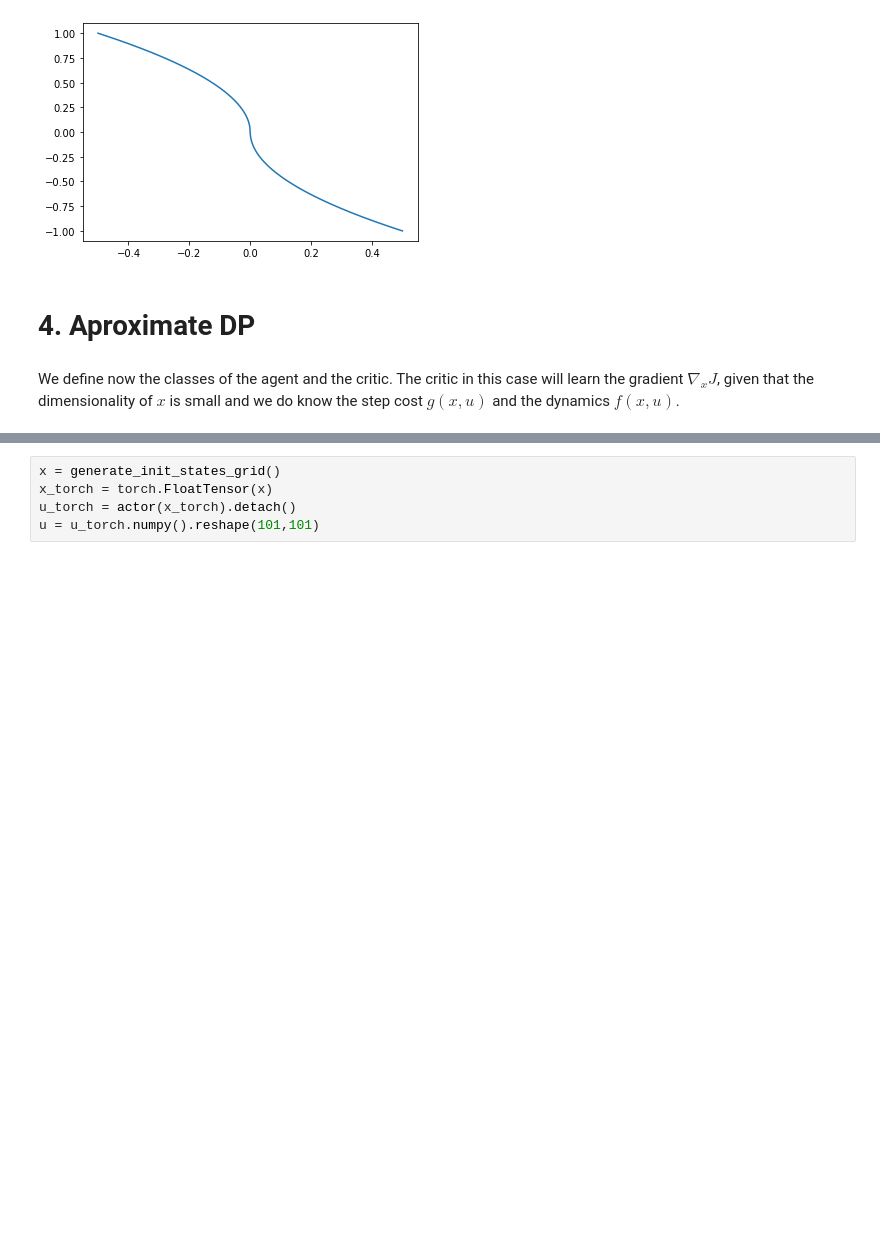
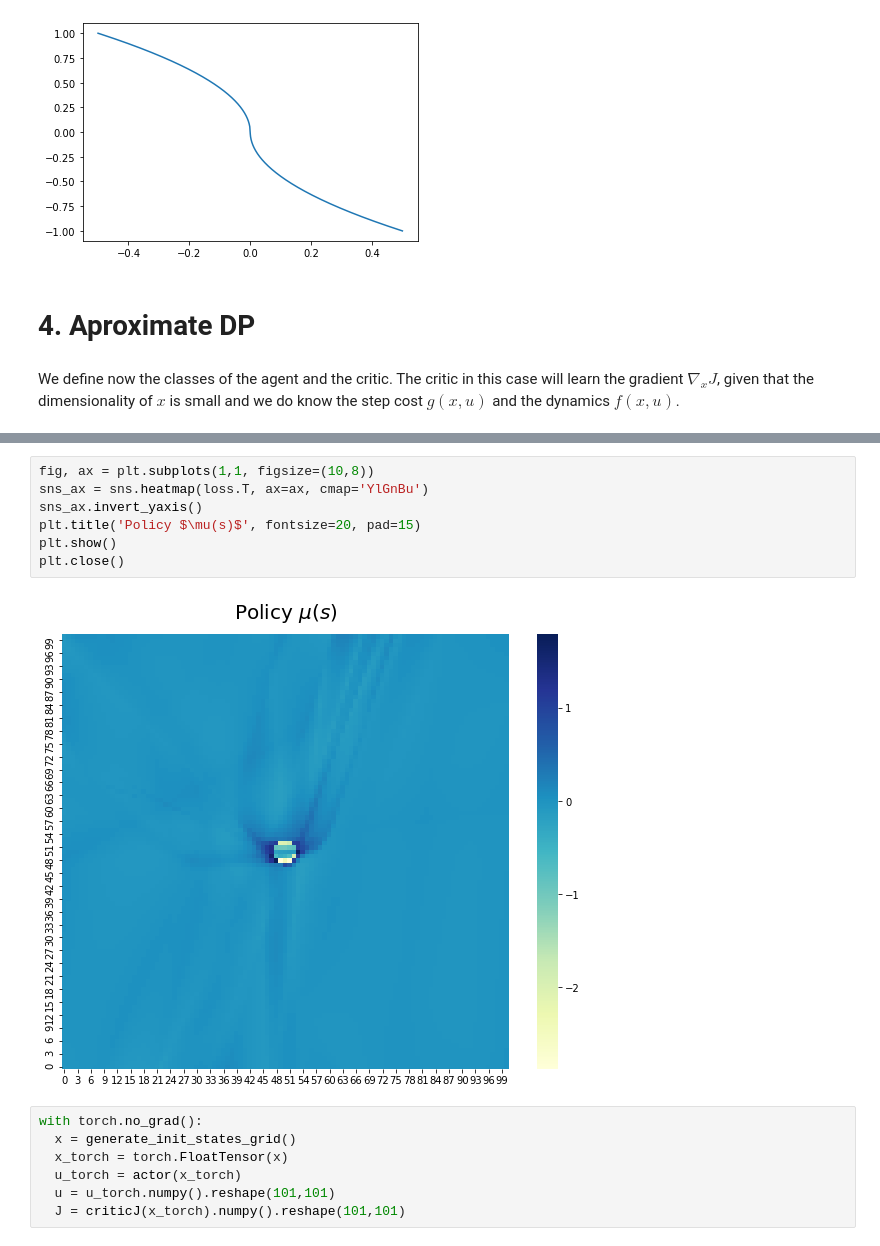
Before and after one commit to tarod13/OptimalControl, a Jupyter notebook: OptimalControl_DP_project.ipynb, the cells around one changed output, grey strips where cells are left out. Saved outputs shown, nothing was run; the diff lists cells and outputs as text; blank space fills up the shorter version.

```diff
--- a/OptimalControl_DP_project.ipynb
+++ b/OptimalControl_DP_project.ipynb
@@ -738,6 +895,17 @@ train_actor_critic(actor, critic, n_cicles=40)
+# %%
+fig, ax = plt.subplots(1,1, figsize=(10,8))
+sns_ax = sns.heatmap(loss.T, ax=ax, cmap='YlGnBu')
+sns_ax.invert_yaxis()
+plt.title('Policy $\mu(s)$', fontsize=20, pad=15)
+plt.show()
+plt.close()
+# %% [output]
+[figure, added]
 # %%
-x = generate_init_states_grid()
-x_torch = torch.FloatTensor(x)
-u_torch = actor(x_torch).detach()
-u = u_torch.numpy().reshape(101,101)
+with torch.no_grad():
+  x = generate_init_states_grid()
+  x_torch = torch.FloatTensor(x)
+  u_torch = actor(x_torch)
+  u = u_torch.numpy().reshape(101,101)
+  J = criticJ(x_torch).numpy().reshape(101,101)
 # %%
```
Also changed, not shown: parts of 18 cells of this notebook.
